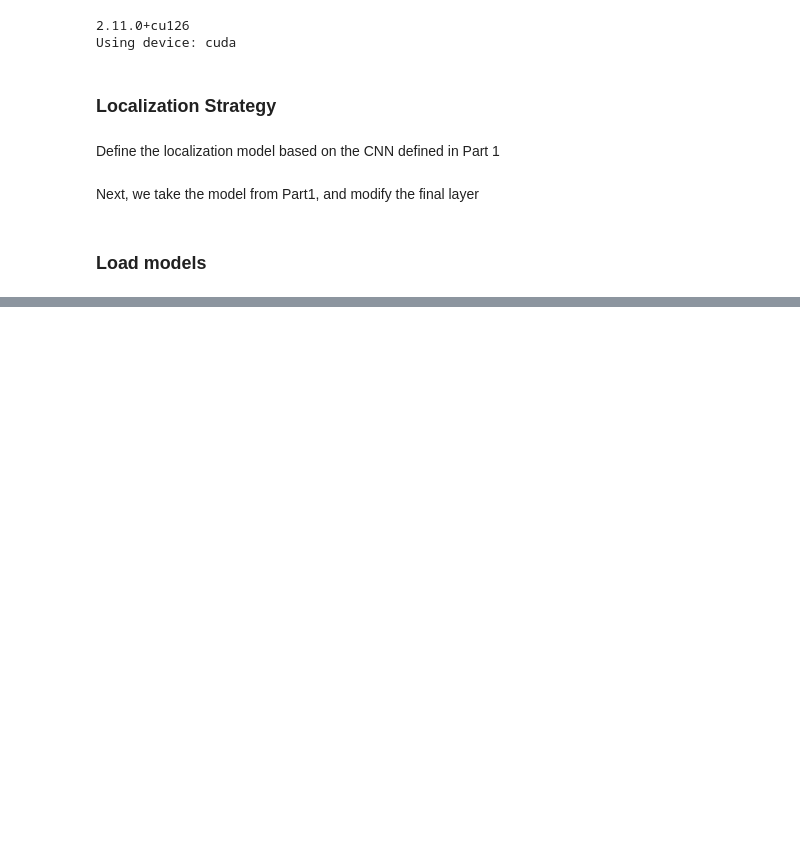
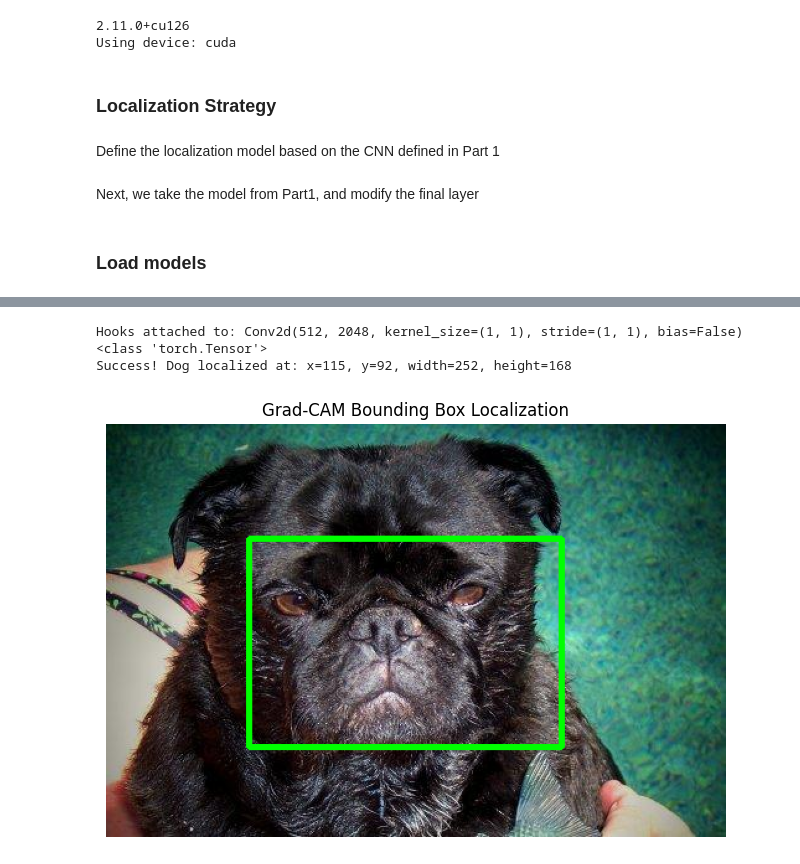
Before and after one commit to ECSE415-group-3/ecse415-final-project, a Jupyter notebook: notebooks/05-localization.ipynb, the cells around one changed output, grey strips where cells are left out. Saved outputs shown, nothing was run; the diff lists cells and outputs as text; code cells hidden in the pictures; blank space fills up the shorter version.

Commit message:
localization_working

```diff
--- a/notebooks/05-localization.ipynb
+++ b/notebooks/05-localization.ipynb
@@ -92,6 +95,7 @@ class GradCAM_Locator:
         self.activations = None
         # Register the hooks to grab data during the forward and backward passes
         self.target_layer.register_forward_hook(self.save_activation)
+        self.target_layer.register_full_backward_hook(self.save_gradient)
 
     def save_activation(self, module, input, output):
         self.activations = output
@@ -100,7 +104,6 @@ class GradCAM_Locator:
         self.gradients = grad_ouput[0]
 
     def get_bounding_box(self, image_tensor, original_image_shape, threshold=0.5):
-        self.model.eval()
 
         # Forward pass
         output = self.model(image_tensor)
@@ -113,7 +116,7 @@ class GradCAM_Locator:
         score.backward()
 
         # Calculate Grad-CAM Heatmap
-        pooled_gradients = torch.mean(self.gradients, dim=[0,2,3])
+        pooled_gradients = torch.mean(self.gradients.detach(), dim=[0,2,3])
 
         for i in range(self.activations.shape[1]):
             self.activations[:, i, :,:] *= pooled_gradients[i]
@@ -161,3 +182,55 @@ model.load_state_dict(torch.load(model_path, weights_only=True, map_location=dev
+# %%
+# 1. Attach the hooks to the final Conv2d layer in ResNet50's layer4
+target_layer = model.layer4[2].conv3
+cam_extractor = GradCAM_Locator(model, target_layer)
+print(f"Hooks attached to: {target_layer}")
+
+# 2. Setup a test image
+test_image_path = PART2_IMAGES_DIR / 'n02110958-pug' / 'n02110958_25.jpg'
+
+# Load image using OpenCV
+original_image = cv2.imread(test_image_path)
+
+
+original_shape = original_image.shape
+
+# 3. Standard ResNet preprocessing
+transform = transforms.Compose([
+    transforms.Resize((224, 224)),
+    transforms.ToTensor(),
+    transforms.Normalize(mean=[0.485, 0.456, 0.406], std=[0.229, 0.224, 0.225])
+])
+
+pil_image = Image.fromarray(cv2.cvtColor(original_image, cv2.COLOR_BGR2RGB))
+input_tensor = transform(pil_image).unsqueeze(0).to(device)
+print(type(input_tensor))
+
+# 4. Extract the Bounding Box
+# Try adjusting the threshold between 0.3 and 0.7 if the box is too tight or too loose
+bbox = cam_extractor.get_bounding_box(input_tensor, original_shape, threshold=0.3)
+
+# 5. Visualize the Result
+if bbox:
+    x, y, w, h = bbox
+    print(f"Success! Dog localized at: x={x}, y={y}, width={w}, height={h}")
+
+    # Draw a thick green box on the image
+    cv2.rectangle(original_image, (x, y), (x + w, y + h), (0, 255, 0), 4)
+
+    # Convert BGR to RGB for matplotlib display
+    img_rgb = cv2.cvtColor(original_image, cv2.COLOR_BGR2RGB)
+    plt.figure(figsize=(8, 8))
+    plt.imshow(img_rgb)
+    plt.axis('off')
+    plt.title("Grad-CAM Bounding Box Localization")
+    plt.show()
+else:
+    print("No dog localized above the activation threshold.")
+# %% [output]
+Hooks attached to: Conv2d(512, 2048, kernel_size=(1, 1), stride=(1, 1), bias=False)
+<class 'torch.Tensor'>
+Success! Dog localized at: x=115, y=92, width=252, height=168
+[figure, added]
 # %%
 from tqdm import tqdm
 import os
```
Also changed, not shown: parts of 2 cells of this notebook.
